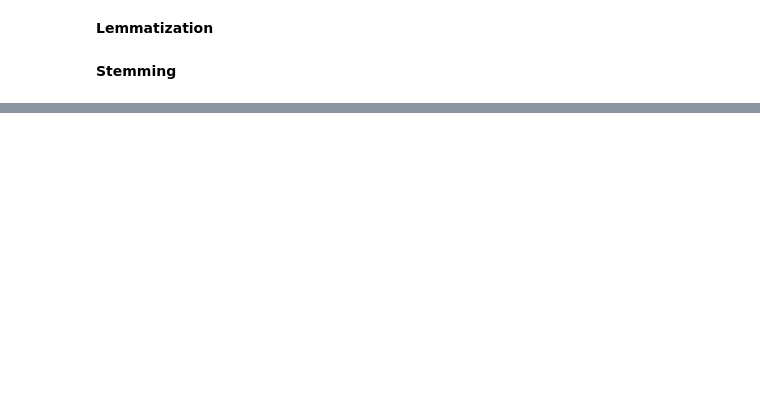
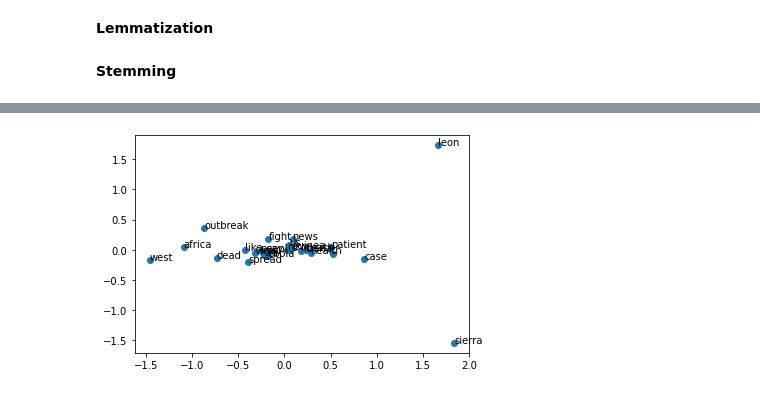
Before and after one commit to filopacio/NaturalLanguagePandemic, a Jupyter notebook: ebola_vs_covid_nlp.ipynb, the cells around one changed output, grey strips where cells are left out. Saved outputs shown, nothing was run; the diff lists cells and outputs as text; code cells hidden in the pictures; blank space fills up the shorter version.

```diff
--- a/ebola_vs_covid_nlp.ipynb
+++ b/ebola_vs_covid_nlp.ipynb
@@ -216,0 +277,3 @@ def getSentiment(user):
+# %%
+
+df_e['tweets'] = preprocess(df_e.tweet)
@@ -216,0 +313,3 @@ def getSentiment(user):
+# %%
+ebola_w2v = Word2Vec(df_e.tweets, min_count= 2000)
+ebola_w2v.wv.vocab
@@ -216,0 +334,12 @@ def getSentiment(user):
+# %%
+X = ebola_w2v[ebola_w2v.wv.vocab]
+pca = PCA(n_components=2)
+result = pca.fit_transform(X)
+# create a scatter plot of the projection
+pyplot.scatter(result[:, 0], result[:, 1])
+words = list(ebola_w2v.wv.vocab)
+for i, word in enumerate(words):
+	pyplot.annotate(word, xy=(result[i, 0], result[i, 1]))
+pyplot.show()
+# %% [output]
+[figure, added]
```
Also changed, not shown: parts of 84 cells of this notebook.
